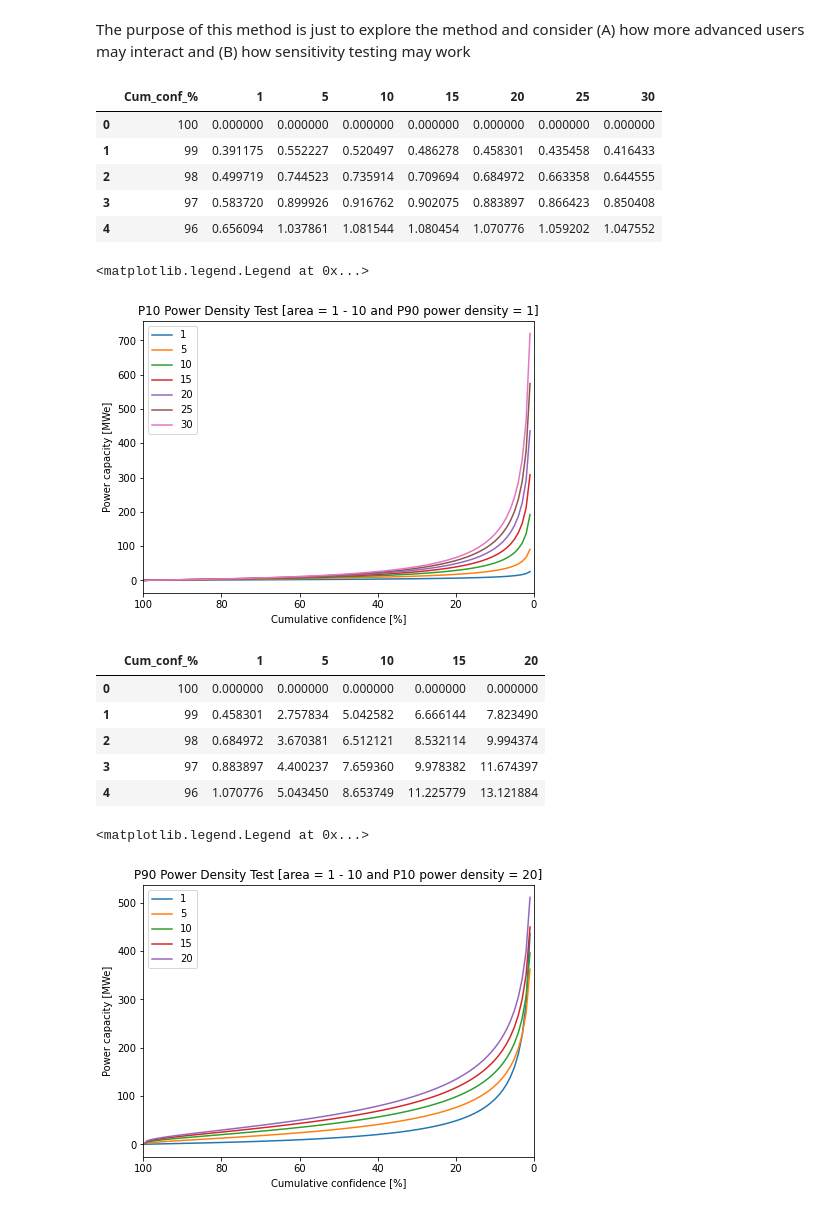
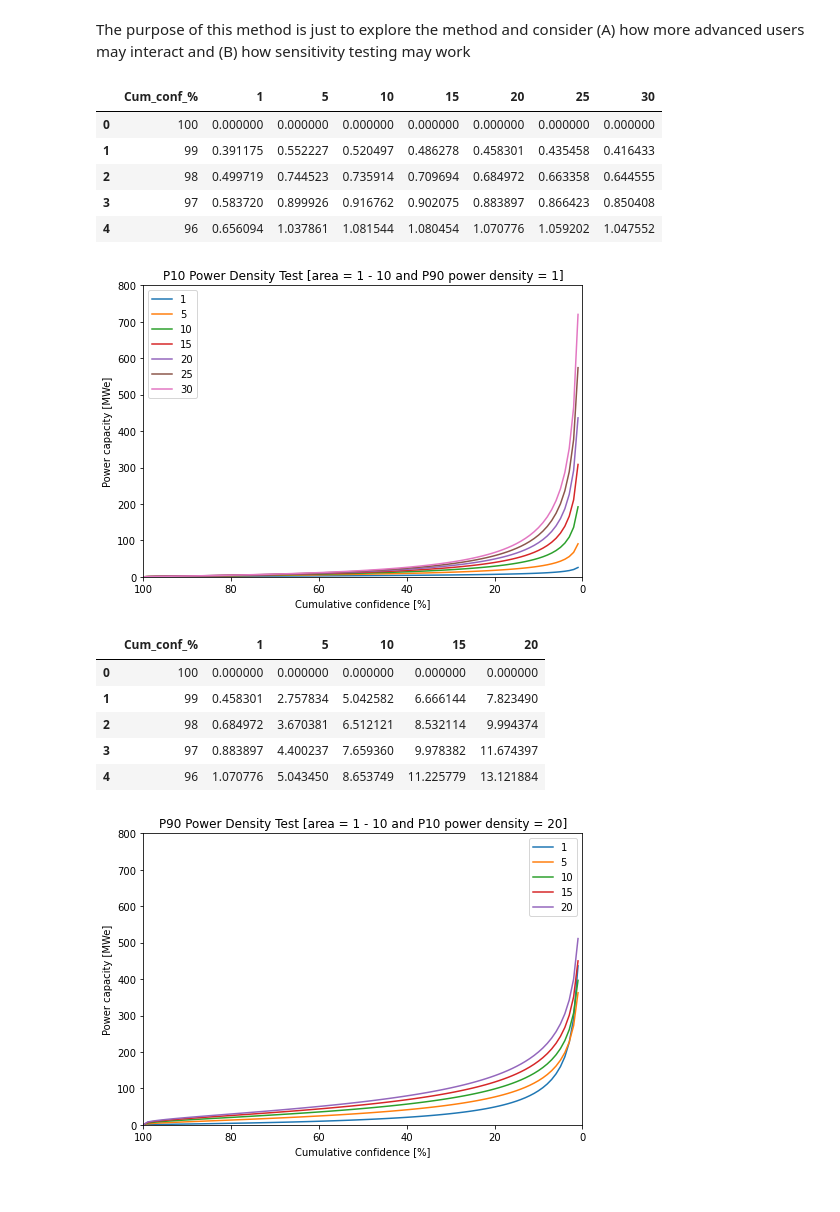
Before and after one commit to Geothermal-Resource-Capacity/Power-Density, a Jupyter notebook: notebooks/Explore_method.ipynb, the cells around one changed output. Drawn from its saved outputs; the diff is of its cells as text; code cells hidden in the pictures.

```diff
--- a/notebooks/Explore_method.ipynb
+++ b/notebooks/Explore_method.ipynb
@@ -41,7 +46,7 @@ def calculate_cumulative_conf(areaP90: float=1., areaP10: float=10., pdP90: floa
 def set_save_image(fig, savename, dpi=1200):
     '''Save figure as PDF that can be edited in illustrator
 
-    Function developed by Eleanor Lutz. Designed to work with matplotlib.
+    Adapted from Eleanor Lutz's function. Designed to work with matplotlib.
     To use, simply place "set_save_image(fig, savename)" after the figure code
 
     Args:
@@ -60,10 +65,10 @@ def set_save_image(fig, savename, dpi=1200):
 
     # Remove all padding and margins
     plt.tight_layout()
-    plt.subplots_adjust(top=1, bottom=0, right=1, left=0, hspace=0, wspace=0)
-    plt.margins(0,0)
-    plt.gca().xaxis.set_major_locator(matplotlib.pyplot.NullLocator())
-    plt.gca().yaxis.set_major_locator(matplotlib.pyplot.NullLocator())
+    #plt.subplots_adjust(top=1, bottom=0, right=1, left=0, hspace=0, wspace=0)
+    #plt.margins(0,0)
+    #plt.gca().xaxis.set_major_locator(matplotlib.pyplot.NullLocator())
+    #plt.gca().yaxis.set_major_locator(matplotlib.pyplot.NullLocator())
 
     if savename.split('.')[-1] == 'pdf':
         pp = pdf.PdfPages(savename, keep_empty=False)
@@ -92,35 +97,38 @@ P10_powerdensities = [1,5,10,15,20,25,30]
 
 for P10_powerdensity in P10_powerdensities:
     index, estimate = calculate_cumulative_conf(P90_area, P10_area, P90_powerdensity, P10_powerdensity)
     column_head = str(P10_powerdensity)
     df[column_head] = estimate
 
 display(df.head())
 
 # plot results
 fig, ax = plt.subplots(1,1,figsize=(7,5))
 
 for P10_powerdensity in P10_powerdensities:
     ax.plot(
         df['Cum_conf_%'],
         df[str(P10_powerdensity)],
         label = str(P10_powerdensity)
         )
 
 ax.set_xlim(100,0)
+ax.set_ylim(0,800)
 ax.set_xlabel('Cumulative confidence [%]')
 ax.set_ylabel('Power capacity [MWe]')
 ax.set_title('P10 Power Density Test [area = 1 - 10 and P90 power density = 1]')
 ax.legend()
+
+savename = 'Explore_method__vary_P10.pdf'
+set_save_image(fig, savename)
 # %% [output]
 |  | Cum_conf_% | 1 | 5 | 10 | 15 | 20 | 25 | 30 |
 | 0 | 100 | 0.000000 | 0.000000 | 0.000000 | 0.000000 | 0.000000 | 0.000000 | 0.000000 |
 | 1 | 99 | 0.391175 | 0.552227 | 0.520497 | 0.486278 | 0.458301 | 0.435458 | 0.416433 |
 | 2 | 98 | 0.499719 | 0.744523 | 0.735914 | 0.709694 | 0.684972 | 0.663358 | 0.644555 |
 | 3 | 97 | 0.583720 | 0.899926 | 0.916762 | 0.902075 | 0.883897 | 0.866423 | 0.850408 |
 | 4 | 96 | 0.656094 | 1.037861 | 1.081544 | 1.080454 | 1.070776 | 1.059202 | 1.047552 |
-<matplotlib.legend.Legend at 0x...>
-[figure, old version]
+[figure, new version]
 # %%
 # Test the effect of varying the P90 power density
 
@@ -153,10 +161,14 @@ for P90_powerdensity in P90_powerdensities:
         )
 
 ax.set_xlim(100,0)
+ax.set_ylim(0,800)
 ax.set_xlabel('Cumulative confidence [%]')
 ax.set_ylabel('Power capacity [MWe]')
 ax.set_title('P90 Power Density Test [area = 1 - 10 and P10 power density = 20]')
 ax.legend()
+
+savename = 'Explore_method__vary_P90.pdf'
+set_save_image(fig, savename)
 # %% [output]
 |  | Cum_conf_% | 1 | 5 | 10 | 15 | 20 |
 | 0 | 100 | 0.000000 | 0.000000 | 0.000000 | 0.000000 | 0.000000 |
@@ -164,5 +176,4 @@ ax.legend()
 | 2 | 98 | 0.684972 | 3.670381 | 6.512121 | 8.532114 | 9.994374 |
 | 3 | 97 | 0.883897 | 4.400237 | 7.659360 | 9.978382 | 11.674397 |
 | 4 | 96 | 1.070776 | 5.043450 | 8.653749 | 11.225779 | 13.121884 |
-<matplotlib.legend.Legend at 0x...>
-[figure, old version]
+[figure, new version]
```
Also changed, not shown: parts of 2 cells of this notebook.
